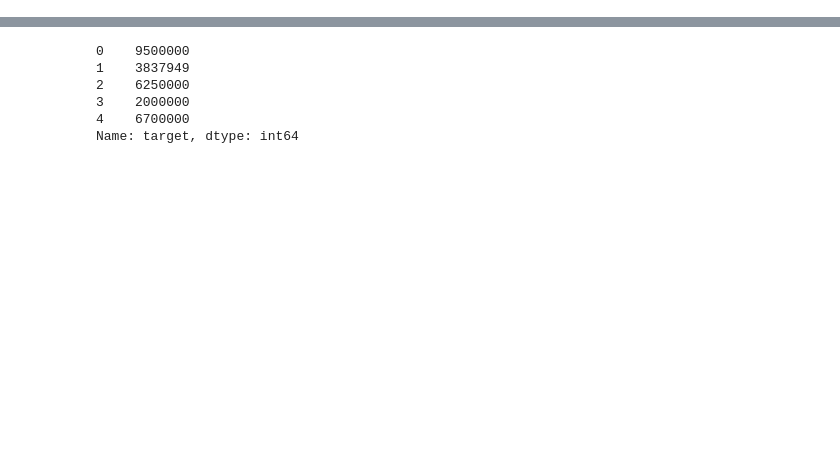
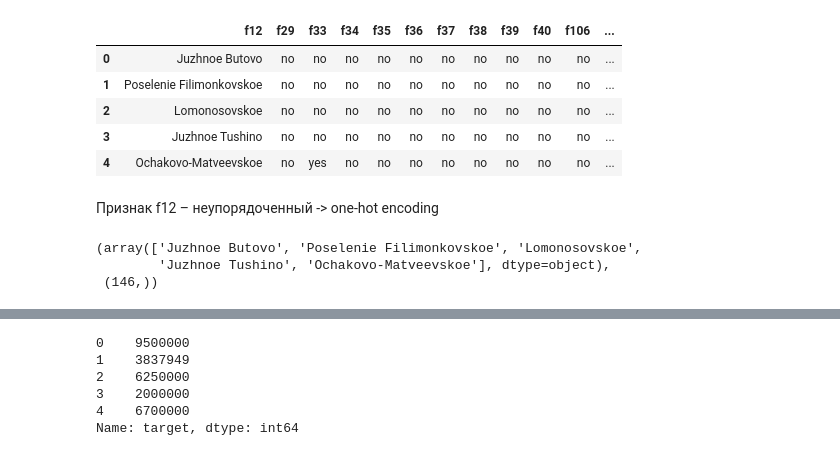
Before and after one commit to scikodot/msu-share, a Jupyter notebook: ml/competition02/competition02.ipynb, the cells around one changed output, grey strips where cells are left out. Cells and saved outputs as stored; diff of their text form; code cells hidden in the pictures; blank space fills up the shorter version.

```diff
--- a/ml/competition02/competition02.ipynb
+++ b/ml/competition02/competition02.ipynb
@@ -2,0 +52,23 @@ df = pd.read_csv("input/train.csv", index_col=False)
+# %%
+f11_encoding = dict(zip(f11_unique, np.eye(len(f11_unique))))
+f11_encoded = pd.DataFrame([np.nan if k == np.nan else f11_encoding[k] for k in df['f11']], columns=f11_unique)
+df = pd.concat([df, f11_encoded], axis=1).drop(['f11'], axis=1)
+cat_index = cat_index[1:] + list(f11_unique)
+# %%
+df[cat_index].head()
+# %% [output]
+|  | f12 | f29 | f33 | f34 | f35 | f36 | f37 | f38 | f39 | f40 | f106 | ... |
+| 0 | Juzhnoe Butovo | no | no | no | no | no | no | no | no | no | no | ... |
+| 1 | Poselenie Filimonkovskoe | no | no | no | no | no | no | no | no | no | no | ... |
+| 2 | Lomonosovskoe | no | no | no | no | no | no | no | no | no | no | ... |
+| 3 | Juzhnoe Tushino | no | no | no | no | no | no | no | no | no | no | ... |
+| 4 | Ochakovo-Matveevskoe | no | yes | no | no | no | no | no | no | no | no | ... |
+# %% [markdown]
+Признак f12 – неупорядоченный -> one-hot encoding
+# %%
+f12_unique = df['f12'].unique()
+f12_unique[:5], f12_unique.shape
+# %% [output]
+(array(['Juzhnoe Butovo', 'Poselenie Filimonkovskoe', 'Lomonosovskoe',
+        'Juzhnoe Tushino', 'Ochakovo-Matveevskoe'], dtype=object),
+ (146,))
```
Also changed, not shown: parts of 122 cells of this notebook.
